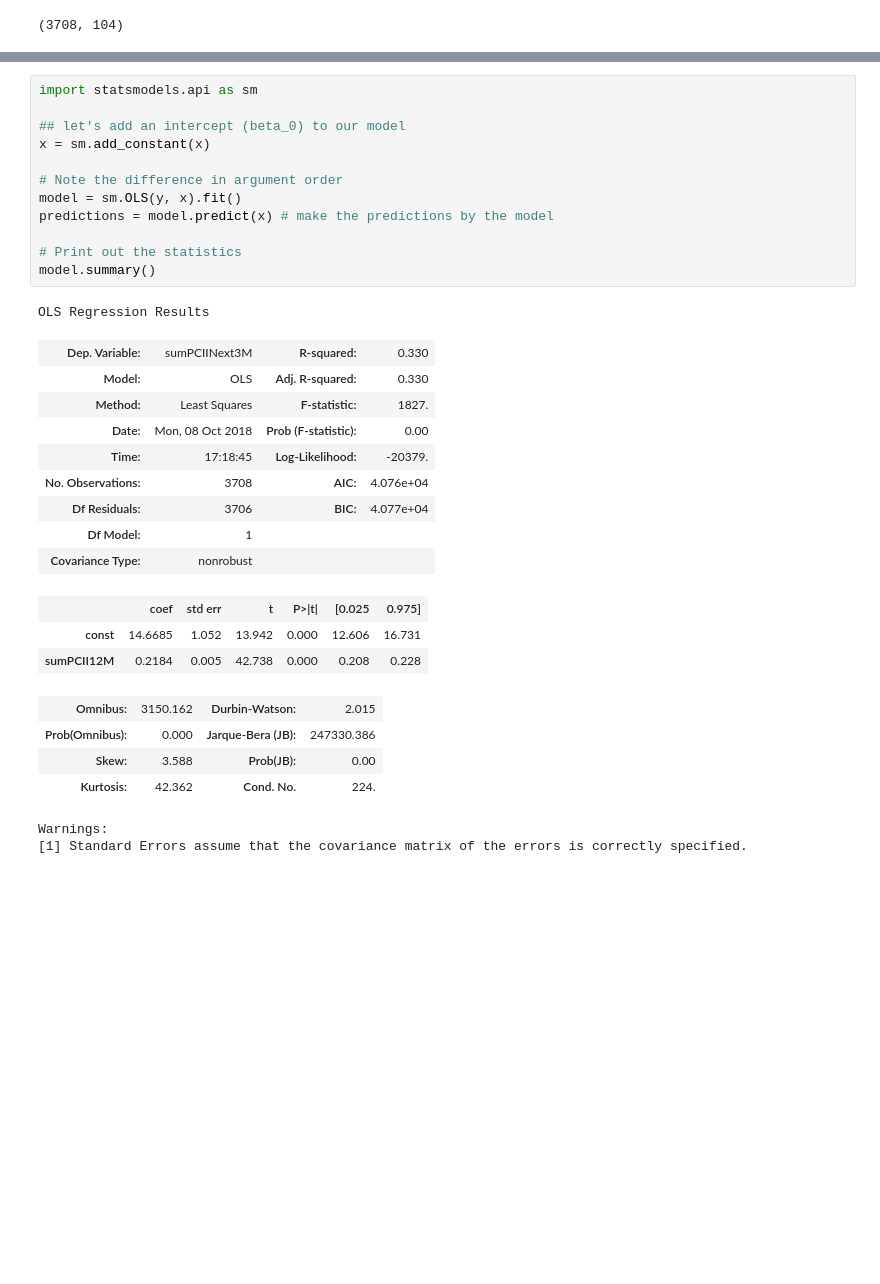
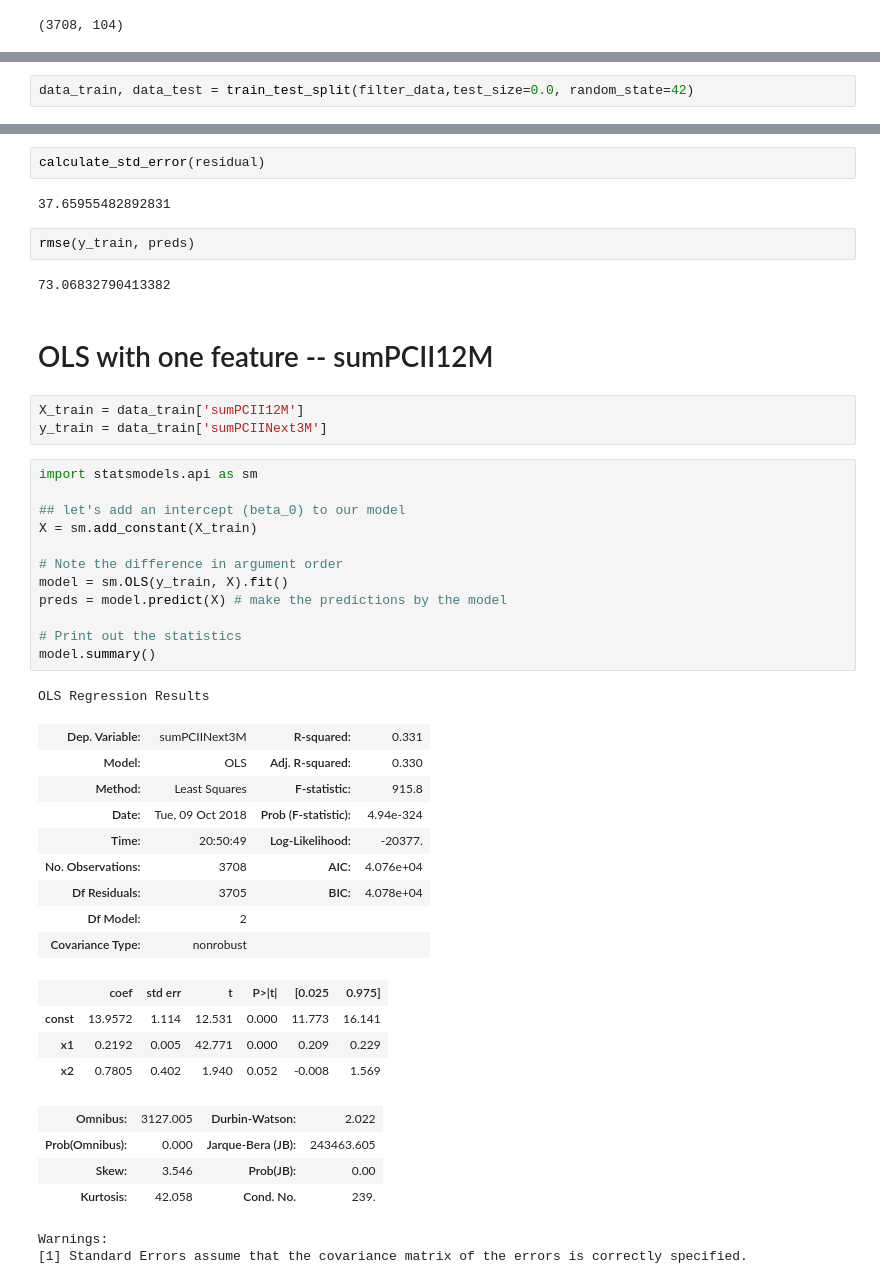
Before and after one commit to Zhenxingzhang/LearningRegression, a Jupyter notebook: CLV_Demo.ipynb, the cells around one changed output, grey strips where cells are left out. Cells and saved outputs as stored; diff of their text form; blank space fills up the shorter version.

Commit message:
basic example of clv prediction

```diff
--- a/CLV_Demo.ipynb
+++ b/CLV_Demo.ipynb
@@ -46,0 +52,2 @@ plt.show()
+# %%
+data_train, data_test = train_test_split(filter_data,test_size=0.0, random_state=42)
@@ -47,32 +72,46 @@ plt.show()
+# %%
+calculate_std_error(residual)
+# %% [output]
+37.65955482892831
+# %%
+rmse(y_train, preds)
+# %% [output]
+73.06832790413382
+# %% [markdown]
+# OLS with one feature -- sumPCII12M
+# %%
+X_train = data_train['sumPCII12M']
+y_train = data_train['sumPCIINext3M']
 # %%
 import statsmodels.api as sm
 
 ## let's add an intercept (beta_0) to our model
-x = sm.add_constant(x)
+X = sm.add_constant(X_train)
 
 # Note the difference in argument order
-model = sm.OLS(y, x).fit()
-predictions = model.predict(x) # make the predictions by the model
+model = sm.OLS(y_train, X).fit()
+preds = model.predict(X) # make the predictions by the model
 
 # Print out the statistics
 model.summary()
 # %% [output]
 OLS Regression Results
-| Dep. Variable: | sumPCIINext3M | R-squared: | 0.330 |
+| Dep. Variable: | sumPCIINext3M | R-squared: | 0.331 |
 | Model: | OLS | Adj. R-squared: | 0.330 |
-| Method: | Least Squares | F-statistic: | 1827. |
-| Date: | Mon, 08 Oct 2018 | Prob (F-statistic): | 0.00 |
-| Time: | 17:18:45 | Log-Likelihood: | -20379. |
+| Method: | Least Squares | F-statistic: | 915.8 |
+| Date: | Tue, 09 Oct 2018 | Prob (F-statistic): | 4.94e-324 |
+| Time: | 20:50:49 | Log-Likelihood: | -20377. |
 | No. Observations: | 3708 | AIC: | 4.076e+04 |
-| Df Residuals: | 3706 | BIC: | 4.077e+04 |
-| Df Model: | 1 |  |  |
+| Df Residuals: | 3705 | BIC: | 4.078e+04 |
+| Df Model: | 2 |  |  |
 | Covariance Type: | nonrobust |  |  |
 |  | coef | std err | t | P>|t| | [0.025 | 0.975] |
-| const | 14.6685 | 1.052 | 13.942 | 0.000 | 12.606 | 16.731 |
-| sumPCII12M | 0.2184 | 0.005 | 42.738 | 0.000 | 0.208 | 0.228 |
+| const | 13.9572 | 1.114 | 12.531 | 0.000 | 11.773 | 16.141 |
+| x1 | 0.2192 | 0.005 | 42.771 | 0.000 | 0.209 | 0.229 |
+| x2 | 0.7805 | 0.402 | 1.940 | 0.052 | -0.008 | 1.569 |
-| Omnibus: | 3150.162 | Durbin-Watson: | 2.015 |
-| Prob(Omnibus): | 0.000 | Jarque-Bera (JB): | 247330.386 |
-| Skew: | 3.588 | Prob(JB): | 0.00 |
-| Kurtosis: | 42.362 | Cond. No. | 224. |
+| Omnibus: | 3127.005 | Durbin-Watson: | 2.022 |
+| Prob(Omnibus): | 0.000 | Jarque-Bera (JB): | 243463.605 |
+| Skew: | 3.546 | Prob(JB): | 0.00 |
+| Kurtosis: | 42.058 | Cond. No. | 239. |
 Warnings:
 [1] Standard Errors assume that the covariance matrix of the errors is correctly specified.
```
Also changed, not shown: parts of 41 cells of this notebook, 2 other files.
